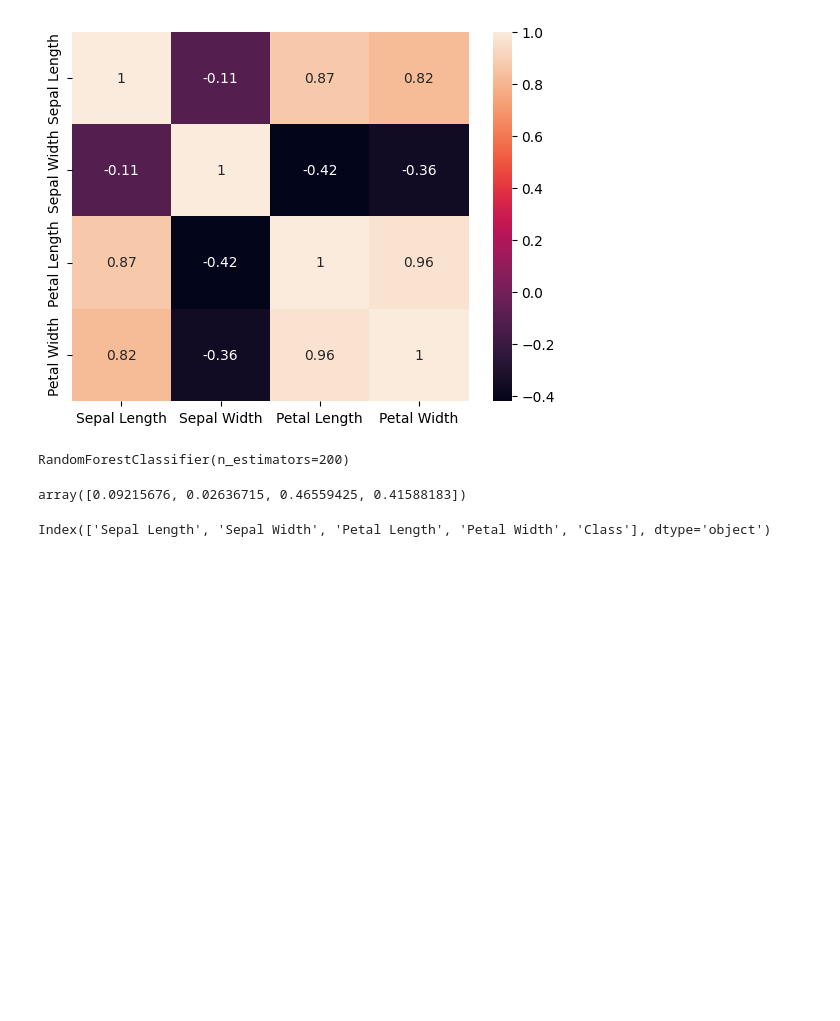
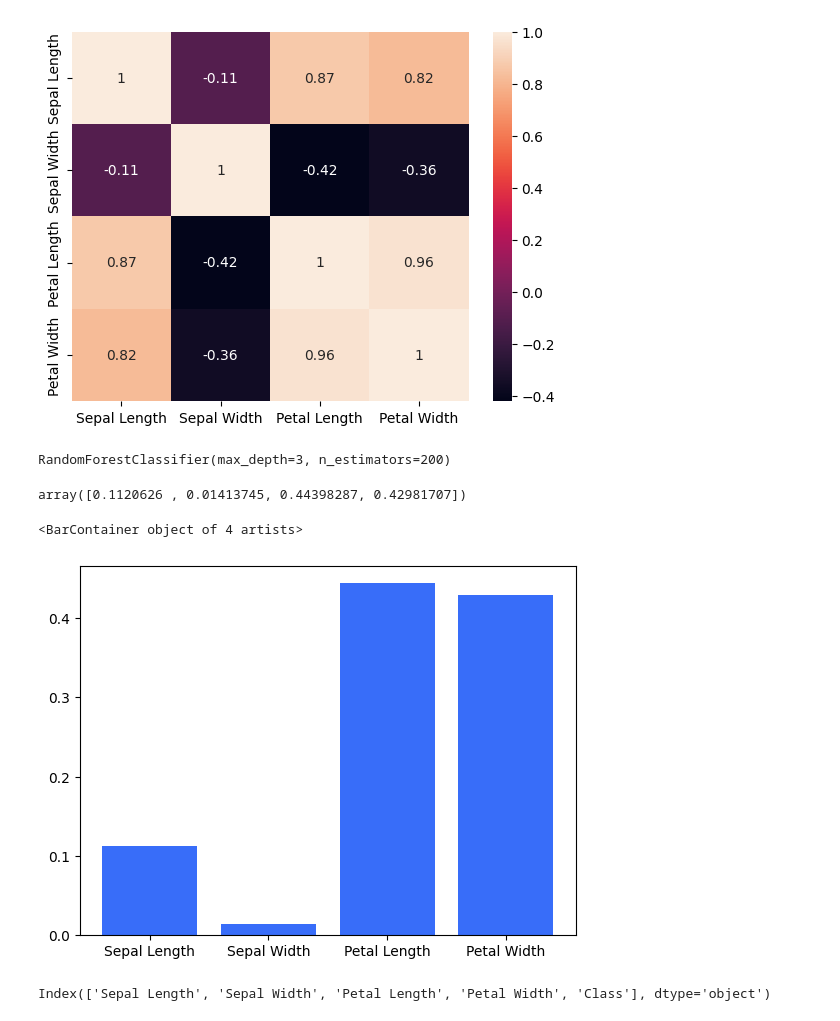
Before and after one commit to Frenz86/machine-learning-course, a Jupyter notebook: python/Lez11/69_Random_Forest_Approach.ipynb, the cells around one changed output. Saved outputs shown, nothing was run; the diff lists cells and outputs as text; code cells hidden in the pictures; blank space fills up the shorter version.

```diff
--- a/python/Lez11/69_Random_Forest_Approach.ipynb
+++ b/python/Lez11/69_Random_Forest_Approach.ipynb
@@ -77,16 +77,22 @@ X_train, X_test, y_train, y_test = train_test_split(X, y,
 # %%
 from sklearn.ensemble import RandomForestClassifier
 
-model_rfc = RandomForestClassifier(n_estimators=200)
+model_rfc = RandomForestClassifier(n_estimators=200,max_depth=3)
 model_rfc.fit(X_train, y_train)
 # %% [output]
-RandomForestClassifier(n_estimators=200)
+RandomForestClassifier(max_depth=3, n_estimators=200)
 # %%
 y_pred = model_rfc.predict(X_test)
+model_rfc.feature_importances_
+# %% [output]
+array([0.1120626 , 0.01413745, 0.44398287, 0.42981707])
-# %%
-model_rfc.feature_importances_
-# %% [output]
-array([0.09215676, 0.02636715, 0.46559425, 0.41588183])
+# %%
+importance = model_rfc.feature_importances_
+
+plt.bar(['Sepal Length', 'Sepal Width', 'Petal Length', 'Petal Width'], importance)
+# %% [output]
+<BarContainer object of 4 artists>
+[figure, added]
 # %%
 df.columns
 # %% [output]
```
Also changed, not shown: parts of 6 cells of this notebook, 2 other files.
